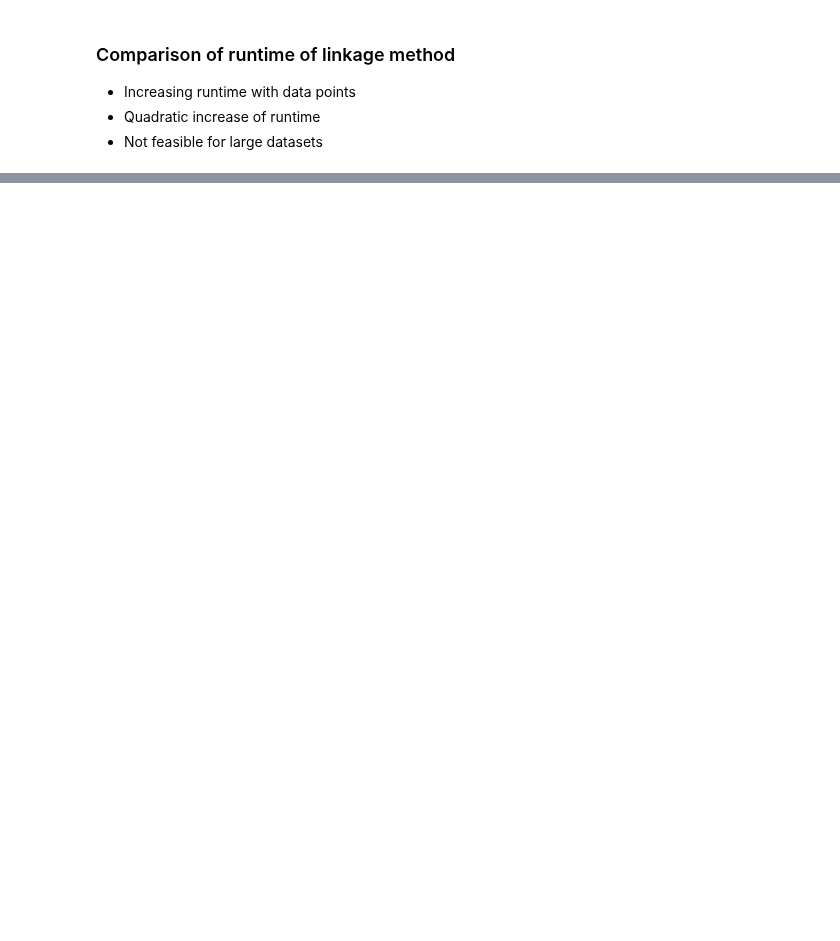
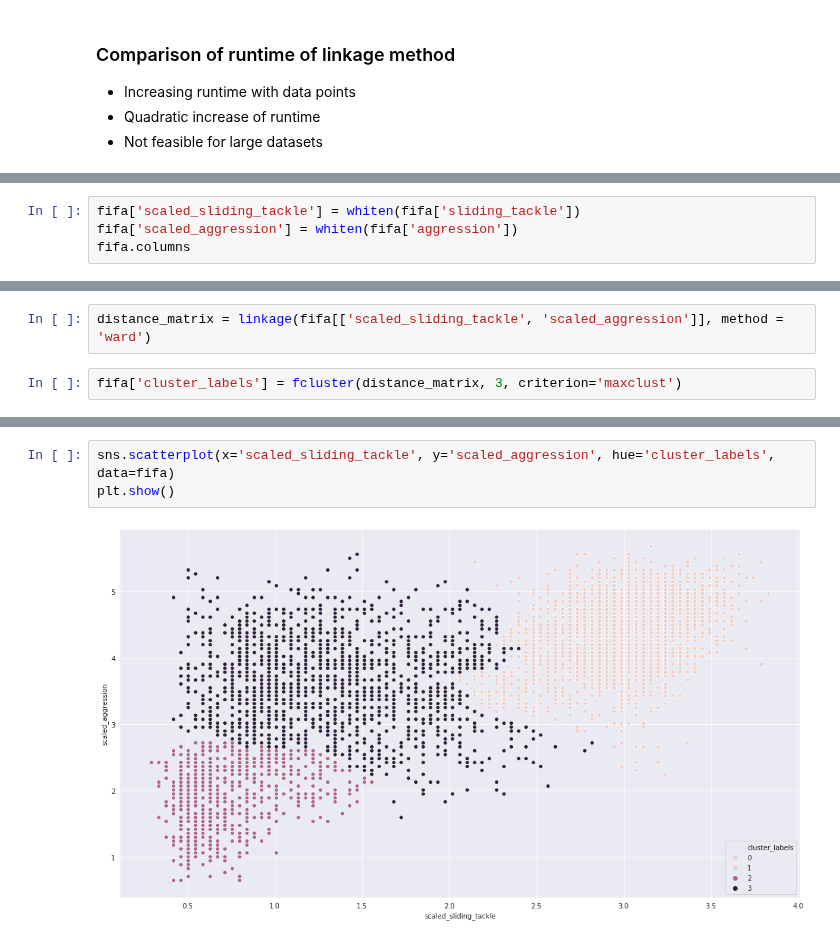
Before and after one commit to MikSm1th/datacamp_notes, a Jupyter notebook: clusterting_w_SciPy/2_Basics_of_hierarchical_clustering.ipynb, the cells around one changed output, grey strips where cells are left out. Drawn from its saved outputs; the diff is of its cells as text; blank space fills up the shorter version.

```diff
--- a/clusterting_w_SciPy/2_Basics_of_hierarchical_clustering.ipynb
+++ b/clusterting_w_SciPy/2_Basics_of_hierarchical_clustering.ipynb
@@ -216,0 +215,4 @@ scaled_sliding_tackle =
+# %%
+fifa['scaled_sliding_tackle'] = whiten(fifa['sliding_tackle'])
+fifa['scaled_aggression'] = whiten(fifa['aggression'])
+fifa.columns
@@ -216,0 +223,4 @@ scaled_sliding_tackle =
+# %%
+distance_matrix = linkage(fifa[['scaled_sliding_tackle', 'scaled_aggression']], method = 'ward')
+# %%
+fifa['cluster_labels'] = fcluster(distance_matrix, 3, criterion='maxclust')
@@ -216,0 +235,5 @@ scaled_sliding_tackle =
+# %%
+sns.scatterplot(x='scaled_sliding_tackle', y='scaled_aggression', hue='cluster_labels', data=fifa)
+plt.show()
+# %% [output]
+[figure, added]
```
Also changed, not shown: parts of 5 cells of this notebook, 1 other file.
